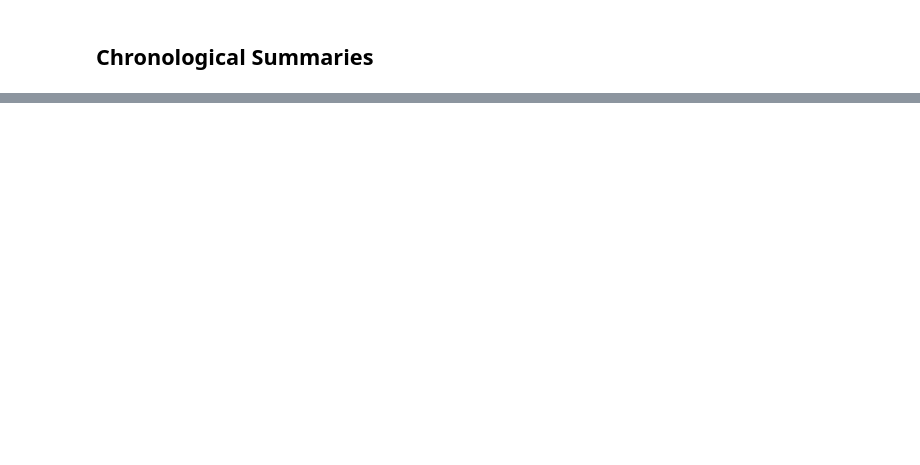
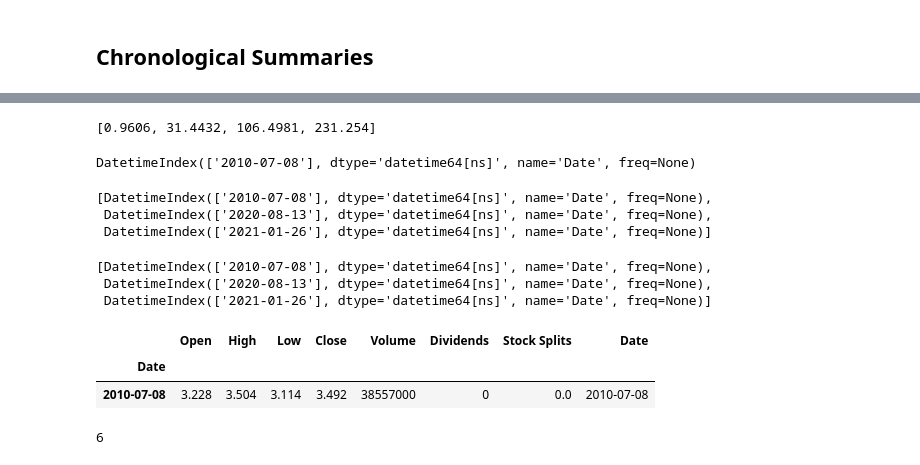
Before and after one commit to christopherkindl/data-to-text-system, a Jupyter notebook: 06_time_series_analysis/Fuzzy logic.ipynb, the cells around one changed output, grey strips where cells are left out. Drawn from its saved outputs; the diff is of its cells as text; code cells hidden in the pictures; blank space fills up the shorter version.

```diff
--- a/06_time_series_analysis/Fuzzy logic.ipynb
+++ b/06_time_series_analysis/Fuzzy logic.ipynb
@@ -262,7 +261,7 @@ def preprocessing(stock_name='TSLA', period='max'):
 
     currency = hist.info['currency']
 
-    series = list(round(df['Open'], 2))
+    series = list(round(df['Open'], 4))
 
     return series, currency, df
 # %%
@@ -926,0 +953,24 @@ def error_level():
+# %%
+breaks
+# %% [output]
+[0.9606, 31.4432, 106.4981, 231.254]
+# %%
+breaks_jkp[0]
+# %% [output]
+DatetimeIndex(['2010-07-08'], dtype='datetime64[ns]', name='Date', freq=None)
+# %%
+breaks_jkp = []
+for v in breaks:
+    idx = ts.index[ts == v]
+    breaks_jkp.append(idx)
+breaks_jkp
+# %% [output]
+[DatetimeIndex(['2010-07-08'], dtype='datetime64[ns]', name='Date', freq=None),
+ DatetimeIndex(['2020-08-13'], dtype='datetime64[ns]', name='Date', freq=None),
+ DatetimeIndex(['2021-01-26'], dtype='datetime64[ns]', name='Date', freq=None)]
+# %%
+breaks_jkp
+# %% [output]
+[DatetimeIndex(['2010-07-08'], dtype='datetime64[ns]', name='Date', freq=None),
+ DatetimeIndex(['2020-08-13'], dtype='datetime64[ns]', name='Date', freq=None),
+ DatetimeIndex(['2021-01-26'], dtype='datetime64[ns]', name='Date', freq=None)]
@@ -926,0 +988,11 @@ def error_level():
+# %%
+df.loc[breaks_jkp[0]]
+# %% [output]
+|  | Open | High | Low | Close | Volume | Dividends | Stock Splits | Date |
+| Date |  |  |  |  |  |  |  |  |
+| 2010-07-08 | 3.228 | 3.504 | 3.114 | 3.492 | 38557000 | 0 | 0.0 | 2010-07-08 |
+# %%
+index = list(df.index)
+index.index(breaks_jkp[0])
+# %% [output]
+6
```
Also changed, not shown: parts of 62 cells of this notebook, 1 other file.
